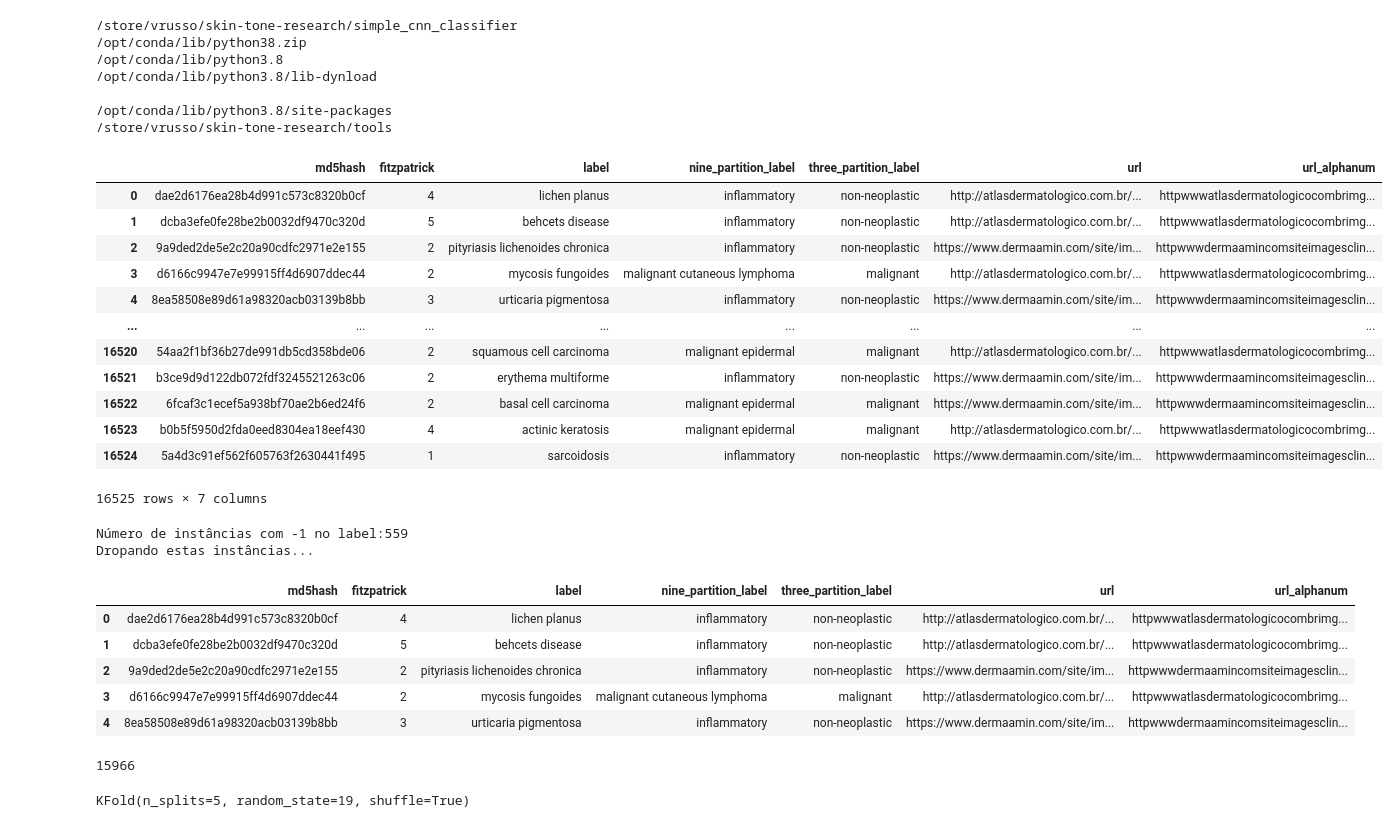
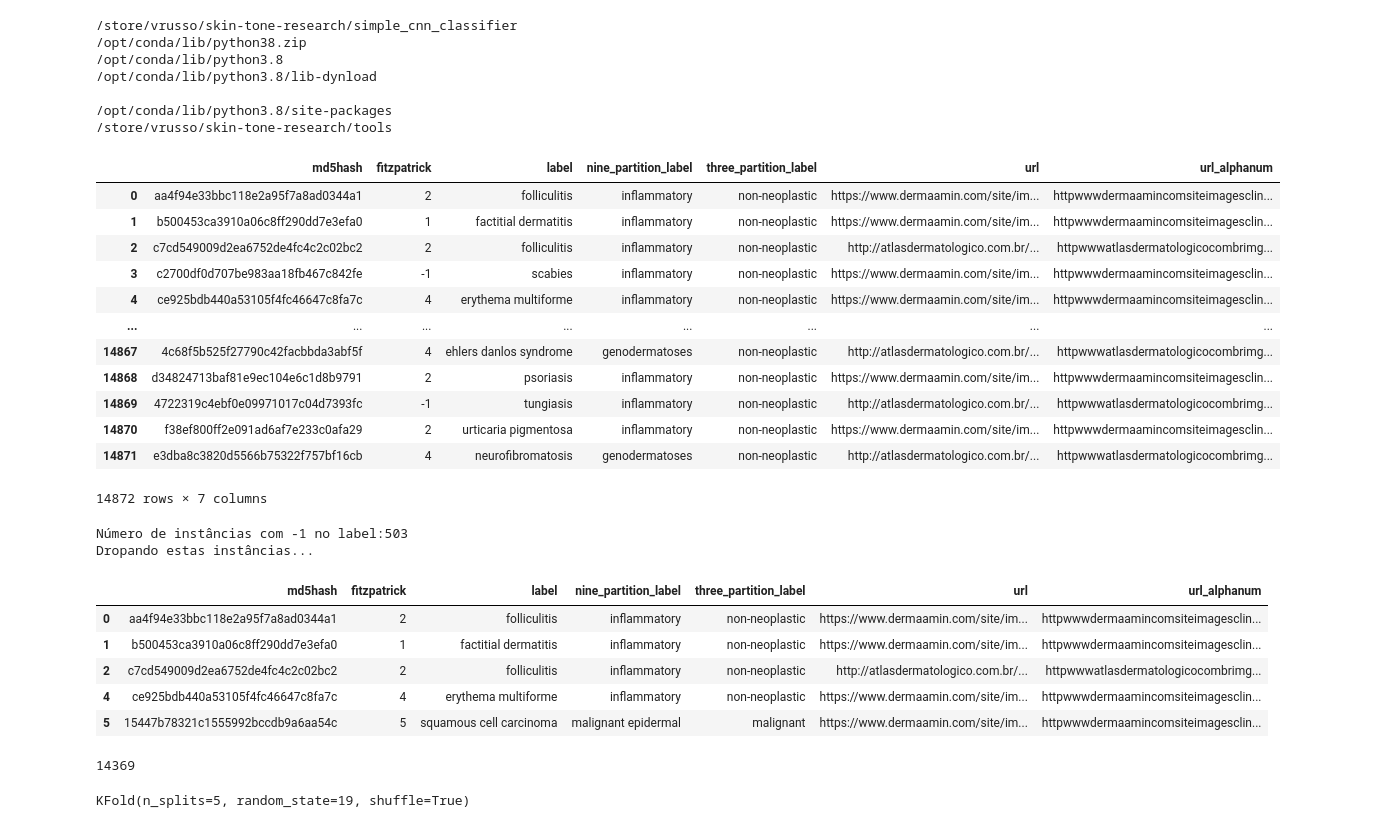
Before and after one commit to vrrusso/skin-tone-research, a Jupyter notebook: simple_cnn_classifier/using_cnn.ipynb, the cells around one changed output. Drawn from its saved outputs; the diff is of its cells as text; code cells hidden in the pictures.

```diff
--- a/simple_cnn_classifier/using_cnn.ipynb
+++ b/simple_cnn_classifier/using_cnn.ipynb
@@ -35,41 +35,41 @@ from fitzpatrick17k import FitzpatrickDataset
 /opt/conda/lib/python3.8/site-packages
 /store/vrusso/skin-tone-research/tools
 # %%
-df = pd.read_csv('../../datasets/fitzpatrick17k/fitzpatrick17k.csv')
+df = pd.read_csv('../../datasets/fitzpatrick17k/fitzpatrick17k_train.csv')
 
 df
 # %% [output]
 |  | md5hash | fitzpatrick | label | nine_partition_label | three_partition_label | url | url_alphanum |
-| 0 | dae2d6176ea28b4d991c573c8320b0cf | 4 | lichen planus | inflammatory | non-neoplastic | http://atlasdermatologico.com.br/... | httpwwwatlasdermatologicocombrimg... |
-| 1 | dcba3efe0fe28be2b0032df9470c320d | 5 | behcets disease | inflammatory | non-neoplastic | http://atlasdermatologico.com.br/... | httpwwwatlasdermatologicocombrimg... |
-| 2 | 9a9ded2de5e2c20a90cdfc2971e2e155 | 2 | pityriasis lichenoides chronica | inflammatory | non-neoplastic | https://www.dermaamin.com/site/im... | httpwwwdermaamincomsiteimagesclin... |
-| 3 | d6166c9947e7e99915ff4d6907ddec44 | 2 | mycosis fungoides | malignant cutaneous lymphoma | malignant | http://atlasdermatologico.com.br/... | httpwwwatlasdermatologicocombrimg... |
-| 4 | 8ea58508e89d61a98320acb03139b8bb | 3 | urticaria pigmentosa | inflammatory | non-neoplastic | https://www.dermaamin.com/site/im... | httpwwwdermaamincomsiteimagesclin... |
+| 0 | aa4f94e33bbc118e2a95f7a8ad0344a1 | 2 | folliculitis | inflammatory | non-neoplastic | https://www.dermaamin.com/site/im... | httpwwwdermaamincomsiteimagesclin... |
+| 1 | b500453ca3910a06c8ff290dd7e3efa0 | 1 | factitial dermatitis | inflammatory | non-neoplastic | https://www.dermaamin.com/site/im... | httpwwwdermaamincomsiteimagesclin... |
+| 2 | c7cd549009d2ea6752de4fc4c2c02bc2 | 2 | folliculitis | inflammatory | non-neoplastic | http://atlasdermatologico.com.br/... | httpwwwatlasdermatologicocombrimg... |
+| 3 | c2700df0d707be983aa18fb467c842fe | -1 | scabies | inflammatory | non-neoplastic | https://www.dermaamin.com/site/im... | httpwwwdermaamincomsiteimagesclin... |
+| 4 | ce925bdb440a53105f4fc46647c8fa7c | 4 | erythema multiforme | inflammatory | non-neoplastic | https://www.dermaamin.com/site/im... | httpwwwdermaamincomsiteimagesclin... |
 | ... | ... | ... | ... | ... | ... | ... | ... |
-| 16520 | 54aa2f1bf36b27de991db5cd358bde06 | 2 | squamous cell carcinoma | malignant epidermal | malignant | http://atlasdermatologico.com.br/... | httpwwwatlasdermatologicocombrimg... |
-| 16521 | b3ce9d9d122db072fdf3245521263c06 | 2 | erythema multiforme | inflammatory | non-neoplastic | https://www.dermaamin.com/site/im... | httpwwwdermaamincomsiteimagesclin... |
-| 16522 | 6fcaf3c1ecef5a938bf70ae2b6ed24f6 | 2 | basal cell carcinoma | malignant epidermal | malignant | https://www.dermaamin.com/site/im... | httpwwwdermaamincomsiteimagesclin... |
-| 16523 | b0b5f5950d2fda0eed8304ea18eef430 | 4 | actinic keratosis | malignant epidermal | malignant | http://atlasdermatologico.com.br/... | httpwwwatlasdermatologicocombrimg... |
-| 16524 | 5a4d3c91ef562f605763f2630441f495 | 1 | sarcoidosis | inflammatory | non-neoplastic | https://www.dermaamin.com/site/im... | httpwwwdermaamincomsiteimagesclin... |
+| 14867 | 4c68f5b525f27790c42facbbda3abf5f | 4 | ehlers danlos syndrome | genodermatoses | non-neoplastic | http://atlasdermatologico.com.br/... | httpwwwatlasdermatologicocombrimg... |
+| 14868 | d34824713baf81e9ec104e6c1d8b9791 | 2 | psoriasis | inflammatory | non-neoplastic | https://www.dermaamin.com/site/im... | httpwwwdermaamincomsiteimagesclin... |
+| 14869 | 4722319c4ebf0e09971017c04d7393fc | -1 | tungiasis | inflammatory | non-neoplastic | http://atlasdermatologico.com.br/... | httpwwwatlasdermatologicocombrimg... |
+| 14870 | f38ef800ff2e091ad6af7e233c0afa29 | 2 | urticaria pigmentosa | inflammatory | non-neoplastic | https://www.dermaamin.com/site/im... | httpwwwdermaamincomsiteimagesclin... |
+| 14871 | e3dba8c3820d5566b75322f757bf16cb | 4 | neurofibromatosis | genodermatoses | non-neoplastic | http://atlasdermatologico.com.br/... | httpwwwatlasdermatologicocombrimg... |
-16525 rows × 7 columns
+14872 rows × 7 columns
 # %%
 print("Número de instâncias com -1 no label:"+str(len(df[df['fitzpatrick']== -1])))
 print("Dropando estas instâncias...")
 df = df.drop(df[df['fitzpatrick']== -1].index,axis=0)
 df.head()
 # %% [output]
-Número de instâncias com -1 no label:559
+Número de instâncias com -1 no label:503
 Dropando estas instâncias...
 |  | md5hash | fitzpatrick | label | nine_partition_label | three_partition_label | url | url_alphanum |
-| 0 | dae2d6176ea28b4d991c573c8320b0cf | 4 | lichen planus | inflammatory | non-neoplastic | http://atlasdermatologico.com.br/... | httpwwwatlasdermatologicocombrimg... |
-| 1 | dcba3efe0fe28be2b0032df9470c320d | 5 | behcets disease | inflammatory | non-neoplastic | http://atlasdermatologico.com.br/... | httpwwwatlasdermatologicocombrimg... |
-| 2 | 9a9ded2de5e2c20a90cdfc2971e2e155 | 2 | pityriasis lichenoides chronica | inflammatory | non-neoplastic | https://www.dermaamin.com/site/im... | httpwwwdermaamincomsiteimagesclin... |
-| 3 | d6166c9947e7e99915ff4d6907ddec44 | 2 | mycosis fungoides | malignant cutaneous lymphoma | malignant | http://atlasdermatologico.com.br/... | httpwwwatlasdermatologicocombrimg... |
-| 4 | 8ea58508e89d61a98320acb03139b8bb | 3 | urticaria pigmentosa | inflammatory | non-neoplastic | https://www.dermaamin.com/site/im... | httpwwwdermaamincomsiteimagesclin... |
+| 0 | aa4f94e33bbc118e2a95f7a8ad0344a1 | 2 | folliculitis | inflammatory | non-neoplastic | https://www.dermaamin.com/site/im... | httpwwwdermaamincomsiteimagesclin... |
+| 1 | b500453ca3910a06c8ff290dd7e3efa0 | 1 | factitial dermatitis | inflammatory | non-neoplastic | https://www.dermaamin.com/site/im... | httpwwwdermaamincomsiteimagesclin... |
+| 2 | c7cd549009d2ea6752de4fc4c2c02bc2 | 2 | folliculitis | inflammatory | non-neoplastic | http://atlasdermatologico.com.br/... | httpwwwatlasdermatologicocombrimg... |
+| 4 | ce925bdb440a53105f4fc46647c8fa7c | 4 | erythema multiforme | inflammatory | non-neoplastic | https://www.dermaamin.com/site/im... | httpwwwdermaamincomsiteimagesclin... |
+| 5 | 15447b78321c1555992bccdb9a6aa54c | 5 | squamous cell carcinoma | malignant epidermal | malignant | https://www.dermaamin.com/site/im... | httpwwwdermaamincomsiteimagesclin... |
 # %%
 len(df)
 # %% [output]
-15966
+14369
 # %%
 kf = KFold(n_splits=5, shuffle=True, random_state=19 )
 kf
```
Also changed, not shown: parts of 5 cells of this notebook.
